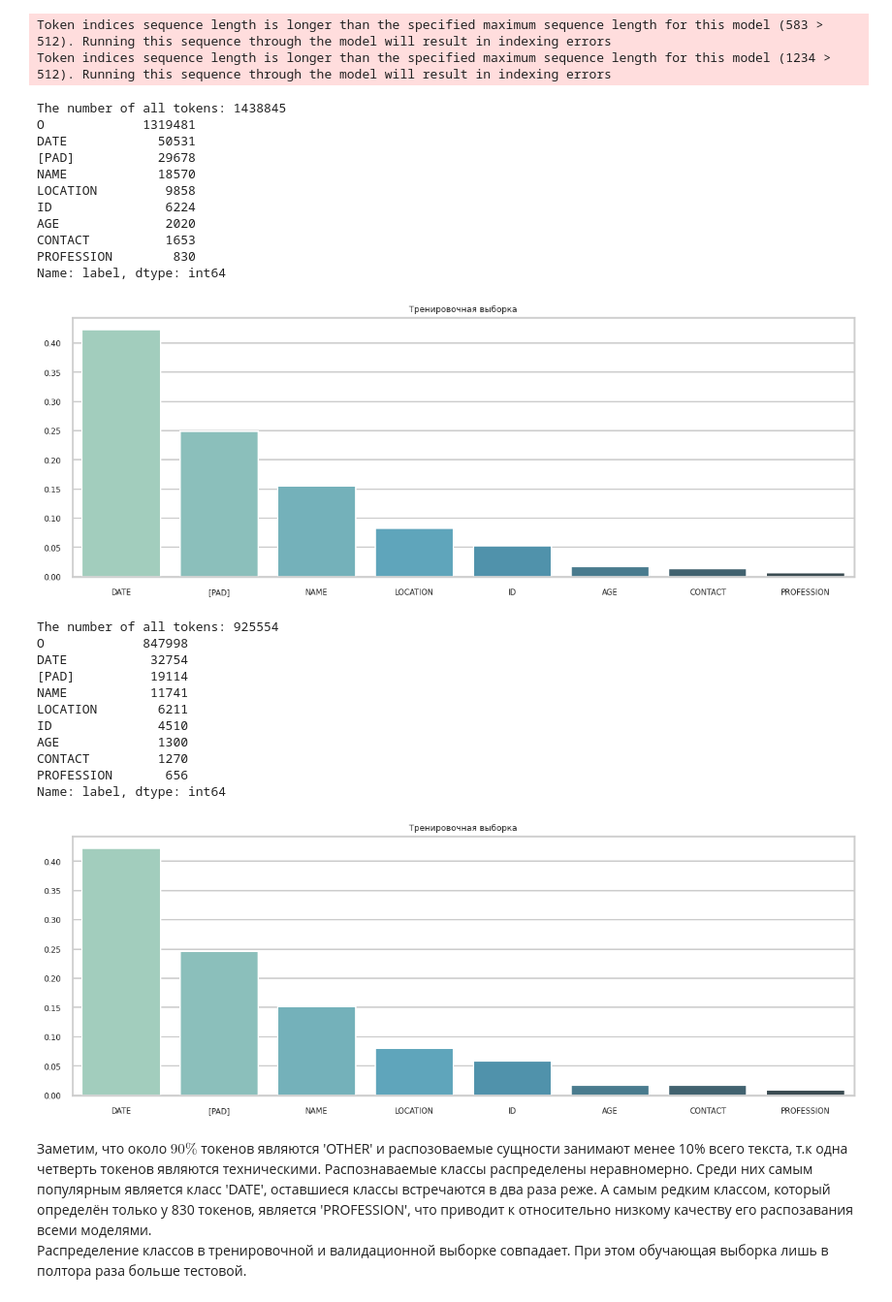
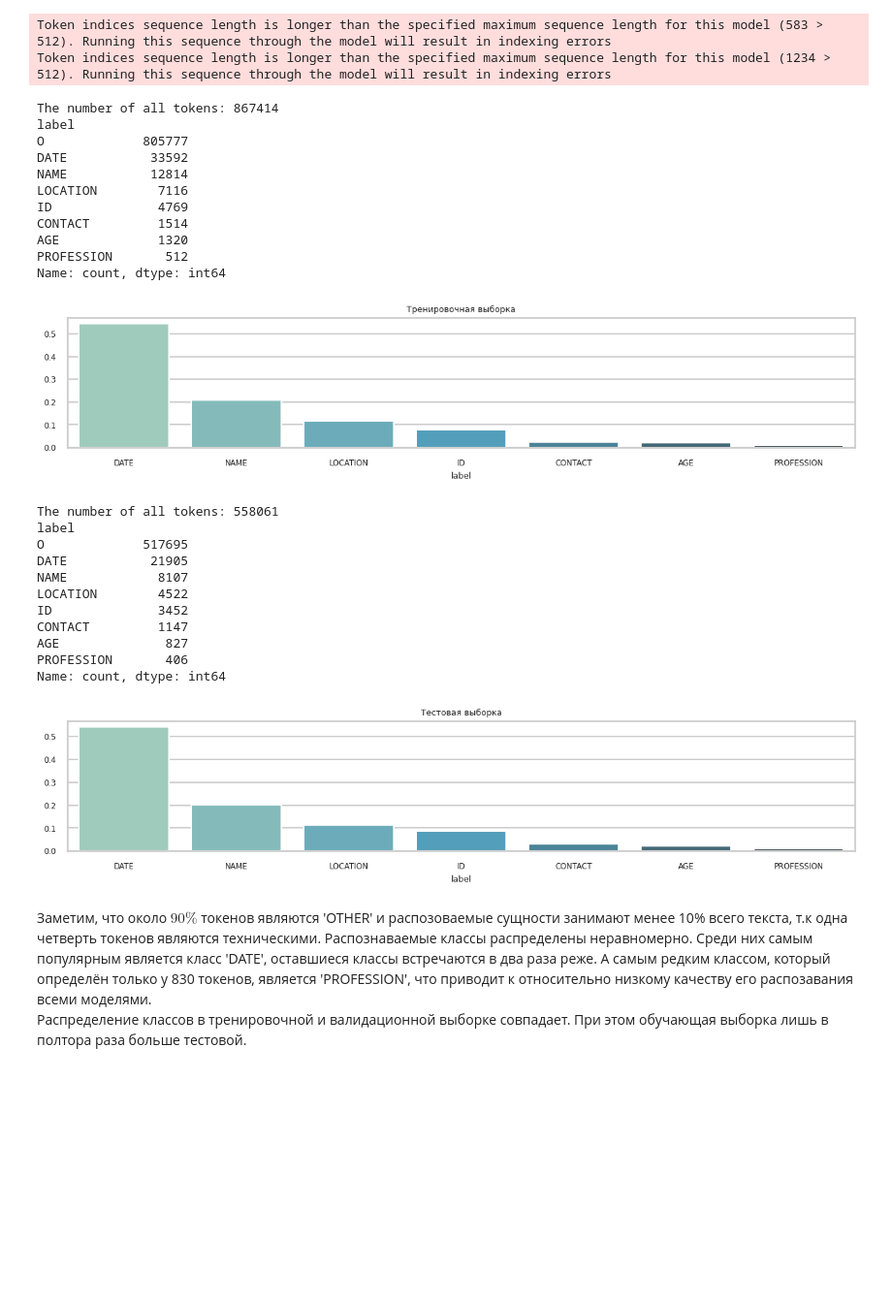
Before and after one commit to DmitryInd/UnstructuredTextAnonymization, a Jupyter notebook: data_analysis.ipynb, the cells around one changed output. Shown at 97% size. Drawn from its saved outputs; the diff is of its cells as text; code cells hidden in the pictures; blank space fills up the shorter version.

```diff
--- a/data_analysis.ipynb
+++ b/data_analysis.ipynb
@@ -9,18 +9,19 @@ import seaborn as sns
 # %%
 from datasets.ner_dataset import get_ner_dataset, NerDataset
 # %%
-def plot_class_distribution(data: NerDataset) -> pd.DataFrame:
+def plot_class_distribution(data: NerDataset, title: str) -> pd.DataFrame:
     token_list = []
     for i in range(len(data)):
         token_list.extend(list(map(lambda x: (x[0].item(), data.index2label[x[1].item()]),
                                    zip(*data[i][1:]))))
+    token_list = list(filter(lambda x: x[   1].strip() != '[PAD]', token_list))
     print(f"The number of all tokens: {len(token_list)}")
     df = pd.DataFrame(token_list, columns=['token','label'])
     print(df['label'].value_counts(normalize = False))
     distr = df['label'].loc[df['label'] != 'O'].value_counts(normalize = True)
-    fig = plt.figure(figsize=(15, 5))
+    plt.figure(figsize=(15, 2.5))
     with sns.plotting_context("talk", font_scale=0.5), sns.axes_style('whitegrid'), sns.mpl_palette("GnBu_d", n_colors=len(distr)):
-        sns.barplot(x=distr.index, y=distr.values).set_title('Тренировочная выборка')
+        sns.barplot(x=distr.index, y=distr.values).set_title(title)
     return df
 # %%
 def plot_len_distribution(data: NerDataset):
@@ -39,55 +40,43 @@ def plot_len_distribution(data: NerDataset):
 #### i2b2 2014
 # %%
 data_config = yaml.load(open("configs/i2b2-2014_data_config.yaml", 'r'), Loader=yaml.Loader)
-train_dataset = get_ner_dataset(data_type=data_config["train_data_type"],
-                                path_to_folder=data_config["train_data_path"],
-                                is_uncased=True,
-                                pretrained_tokenizer="bert-large-uncased",
-                                max_length=data_config["max_token_number"],
-                                overlap=data_config["overlap"],
-                                eq_max_padding=False,
-                                device="cpu")
-val_dataset = get_ner_dataset(data_type=data_config["val_data_type"],
-                              path_to_folder=data_config["validate_data_path"],
-                              is_uncased=data_config["is_uncased"],
-                              pretrained_tokenizer=data_config["pretrained_tokenizer_path"],
-                              max_length=data_config["max_token_number"],
-                              overlap=data_config["overlap"],
-                              eq_max_padding=False,
-                              device="cpu")
+data_config['eq_max_padding'] = False
+data_config['max_length'] = None
+train_dataset = get_ner_dataset(path_to_folder=data_config["train_data_path"], device="cpu", **data_config)
+val_dataset = get_ner_dataset(path_to_folder=data_config["validate_data_path"], device="cpu", **data_config)
 # %% [output]
 Token indices sequence length is longer than the specified maximum sequence length for this model (583 > 512). Running this sequence through the model will result in indexing errors
 Token indices sequence length is longer than the specified maximum sequence length for this model (1234 > 512). Running this sequence through the model will result in indexing errors
 # %%
-train_df = plot_class_distribution(train_dataset)
+train_df = plot_class_distribution(train_dataset, 'Тренировочная выборка')
 # %% [output]
-The number of all tokens: 1438845
-O             1319481
-DATE            50531
-[PAD]           29678
-NAME            18570
-LOCATION         9858
-ID               6224
-AGE              2020
-CONTACT          1653
-PROFESSION        830
-Name: label, dtype: int64
+The number of all tokens: 867414
+label
+O             805777
+DATE           33592
+NAME           12814
+LOCATION        7116
+ID              4769
+CONTACT         1514
+AGE             1320
+PROFESSION       512
+Name: count, dtype: int64
-[figure, old version]
+[figure, new version]
 # %%
-val_df = plot_class_distribution(val_dataset)
+val_df = plot_class_distribution(val_dataset, 'Тестовая выборка')
 # %% [output]
-The number of all tokens: 925554
-O             847998
-DATE           32754
-[PAD]          19114
-NAME           11741
-LOCATION        6211
-ID              4510
-AGE             1300
-CONTACT         1270
-PROFESSION       656
-Name: label, dtype: int64
+The number of all tokens: 558061
+label
+O             517695
+DATE           21905
+NAME            8107
+LOCATION        4522
+ID              3452
+CONTACT         1147
+AGE              827
+PROFESSION       406
+Name: count, dtype: int64
-[figure, old version]
+[figure, new version]
 # %% [markdown]
 Заметим, что около $90\%$  токенов являются 'OTHER' и распозоваемые сущности занимают менее 10% всего текста, т.к одна четверть токенов являются техническими. Распознаваемые классы распределены неравномерно. Среди них самым популярным является класс 'DATE', оставшиеся классы встречаются в два раза реже. А самым редким классом, который определён только у 830 токенов, является 'PROFESSION', что приводит к относительно низкому качеству его распозавания всеми моделями.
 Распределение классов в тренировочной и валидационной выборке совпадает. При этом обучающая выборка лишь в полтора раза больше тестовой.
```
Also changed, not shown: parts of 6 cells of this notebook, 2 other files.
